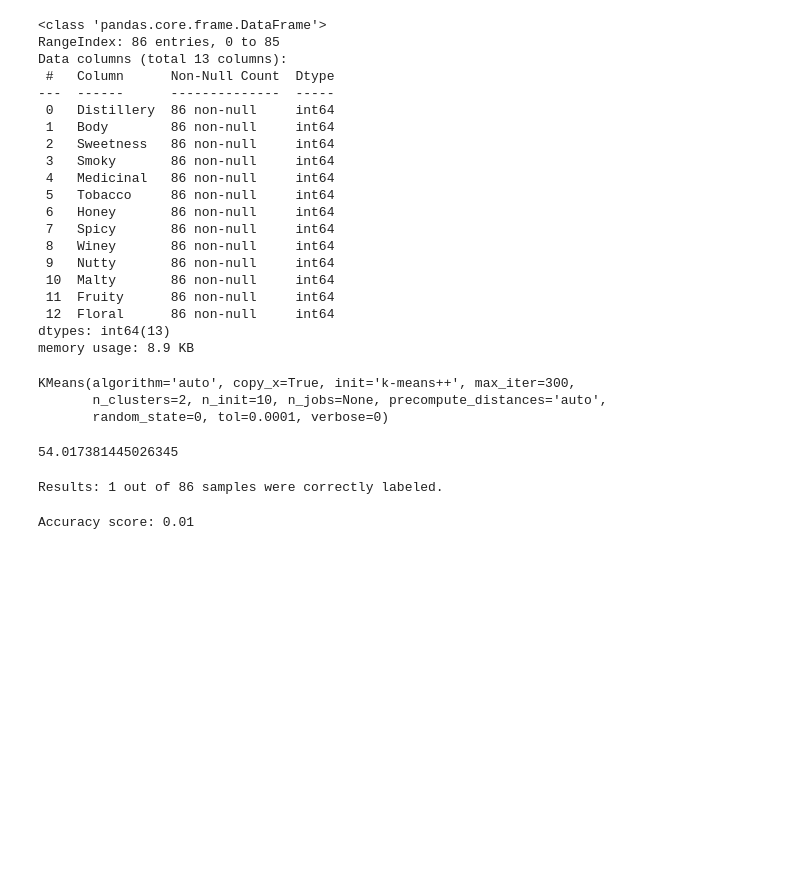
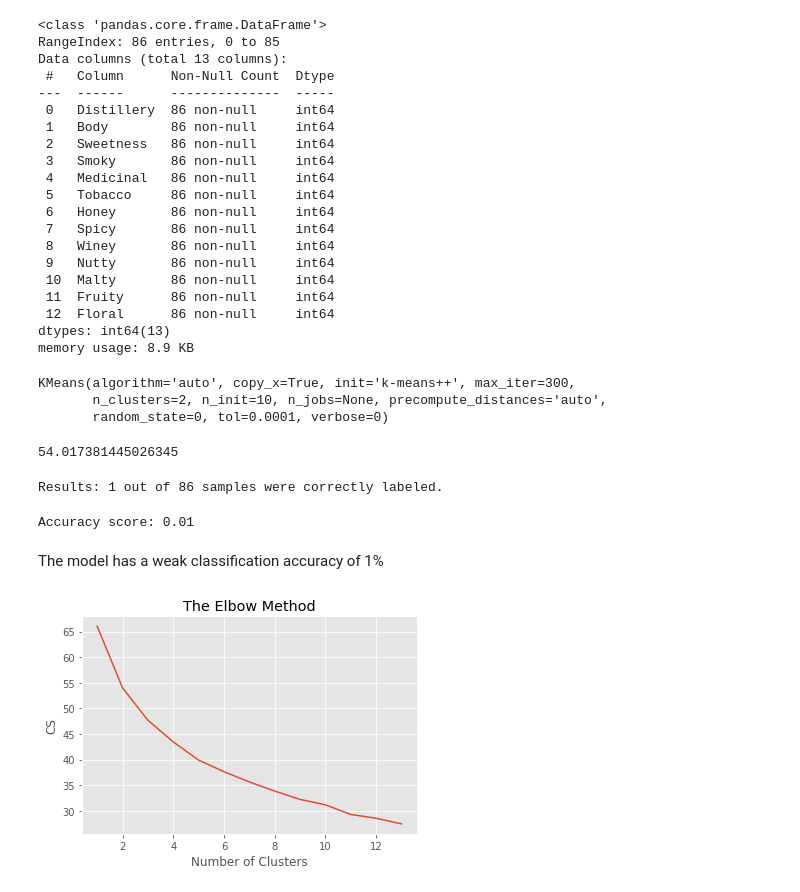
Before and after one commit to Shalom91/K-Means_Whisky_Data, a Jupyter notebook: Whisky_Profiles.ipynb, the cells around one changed output. Drawn from its saved outputs; the diff is of its cells as text; code cells hidden in the pictures; blank space fills up the shorter version.

Commit message:
application of the Elbow method

```diff
--- a/Whisky_Profiles.ipynb
+++ b/Whisky_Profiles.ipynb
@@ -171,0 +170,16 @@ The model has a weak classification accuracy of 1%
+# %% [markdown]
+The model has a weak classification accuracy of 1%
+# %%
+# Apply Elbow Method to find optimal number of clusters
+cs = []
+for i in range(1, 14):
+    k_means = KMeans(n_clusters=i, init='k-means++', max_iter=300, n_init=10, random_state=0)
+    k_means.fit(X)
+    cs.append(k_means.inertia_)
+plt.plot(range(1,14), cs)
+plt.title('The Elbow Method')
+plt.xlabel('Number of Clusters')
+plt.ylabel('CS')
+plt.show()
+# %% [output]
+[figure, added]
```
Also changed, not shown: parts of 1 cell of this notebook.
